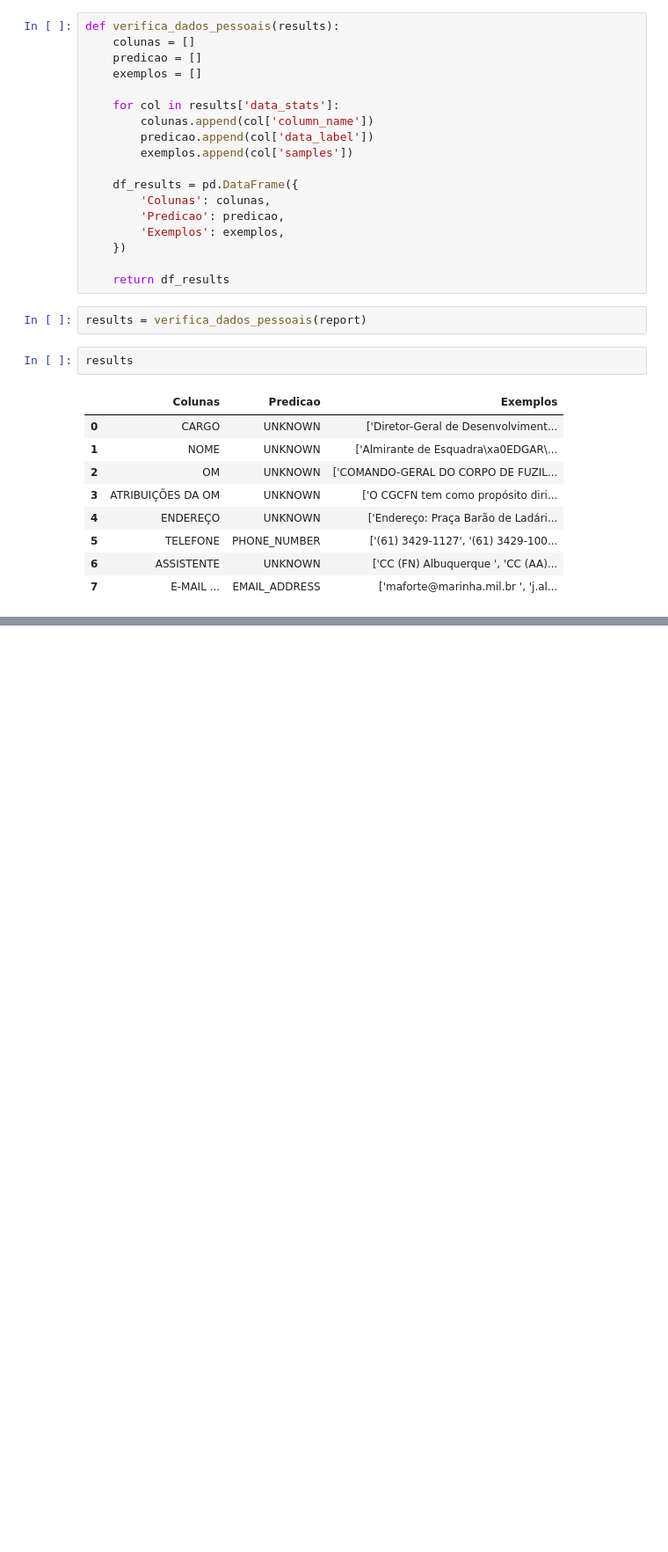
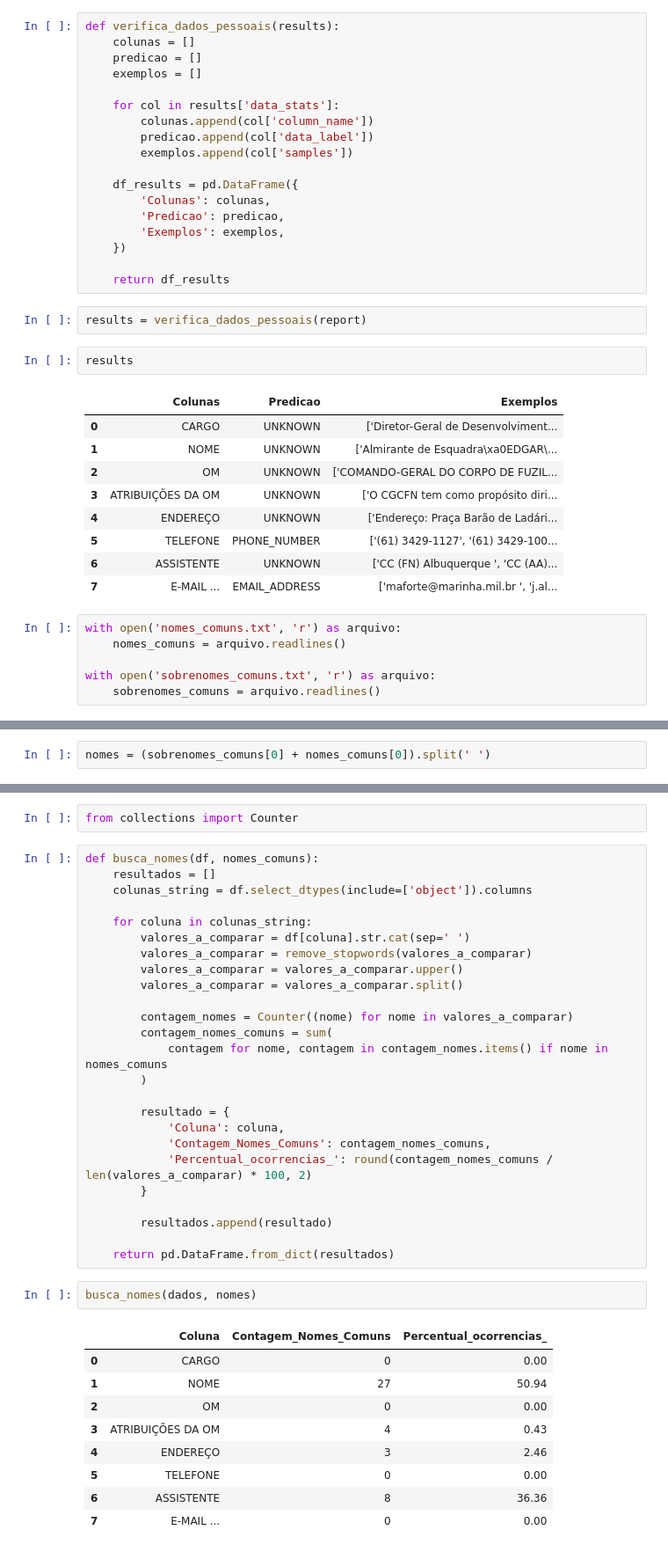
Before and after one commit to juliogazoli/alura-governanca-de-dados-data-profiler, a Jupyter notebook: privacidade_com_data_profiler.ipynb, the cells around one changed output, grey strips where cells are left out. Shown: that part at 88% size. Saved outputs shown, nothing was run; the diff lists cells and outputs as text; blank space fills up the shorter version.

```diff
--- a/privacidade_com_data_profiler.ipynb
+++ b/privacidade_com_data_profiler.ipynb
@@ -99,3 +99,9 @@ results
 | 5 | TELEFONE | PHONE_NUMBER | ['(61) 3429-1127', '(61) 3429-100... |
 | 6 | ASSISTENTE | UNKNOWN | ['CC (FN) Albuquerque ', 'CC (AA)... |
 | 7 | E-MAIL ... | EMAIL_ADDRESS | ['maforte@marinha.mil.br ', 'j.al... |
+# %%
+with open('nomes_comuns.txt', 'r') as arquivo:
+    nomes_comuns = arquivo.readlines()
+
+with open('sobrenomes_comuns.txt', 'r') as arquivo:
+    sobrenomes_comuns = arquivo.readlines()
@@ -101,0 +116,2 @@ results
+# %%
+nomes = (sobrenomes_comuns[0] + nomes_comuns[0]).split(' ')
@@ -101,0 +166,39 @@ results
+# %%
+from collections import Counter
+# %%
+def busca_nomes(df, nomes_comuns):
+    resultados = []
+    colunas_string = df.select_dtypes(include=['object']).columns
+
+    for coluna in colunas_string:
+        valores_a_comparar = df[coluna].str.cat(sep=' ')
+        valores_a_comparar = remove_stopwords(valores_a_comparar)
+        valores_a_comparar = valores_a_comparar.upper()
+        valores_a_comparar = valores_a_comparar.split()
+
+        contagem_nomes = Counter((nome) for nome in valores_a_comparar)
+        contagem_nomes_comuns = sum(
+            contagem for nome, contagem in contagem_nomes.items() if nome in nomes_comuns
+        )
+
+        resultado = {
+            'Coluna': coluna,
+            'Contagem_Nomes_Comuns': contagem_nomes_comuns,
+            'Percentual_ocorrencias_': round(contagem_nomes_comuns / len(valores_a_comparar) * 100, 2)
+        }
+
+        resultados.append(resultado)
+
+    return pd.DataFrame.from_dict(resultados)
+# %%
+busca_nomes(dados, nomes)
+# %% [output]
+|  | Coluna | Contagem_Nomes_Comuns | Percentual_ocorrencias_ |
+| 0 | CARGO | 0 | 0.00 |
+| 1 | NOME | 27 | 50.94 |
+| 2 | OM | 0 | 0.00 |
+| 3 | ATRIBUIÇÕES DA OM | 4 | 0.43 |
+| 4 | ENDEREÇO | 3 | 2.46 |
+| 5 | TELEFONE | 0 | 0.00 |
+| 6 | ASSISTENTE | 8 | 36.36 |
+| 7 | E-MAIL ... | 0 | 0.00 |
```
Also changed, not shown: parts of 5 cells of this notebook.
